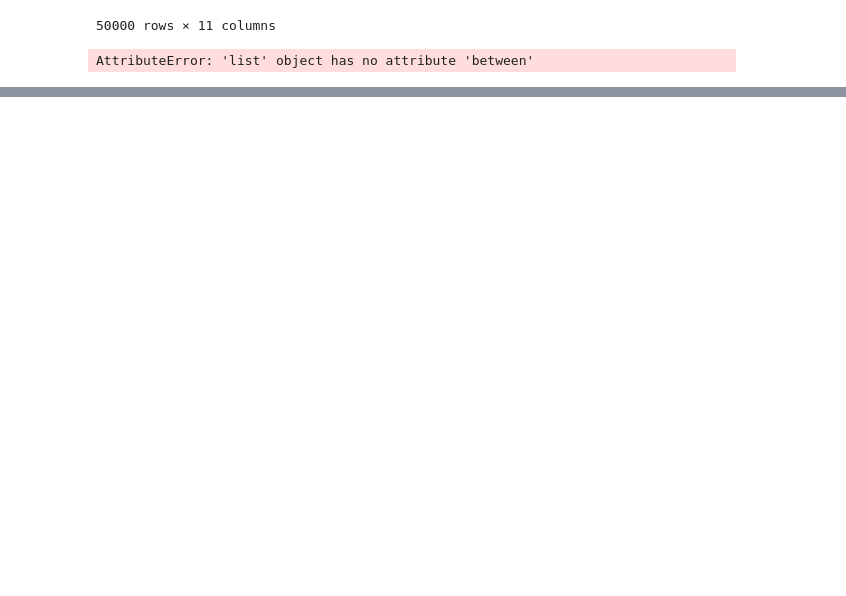
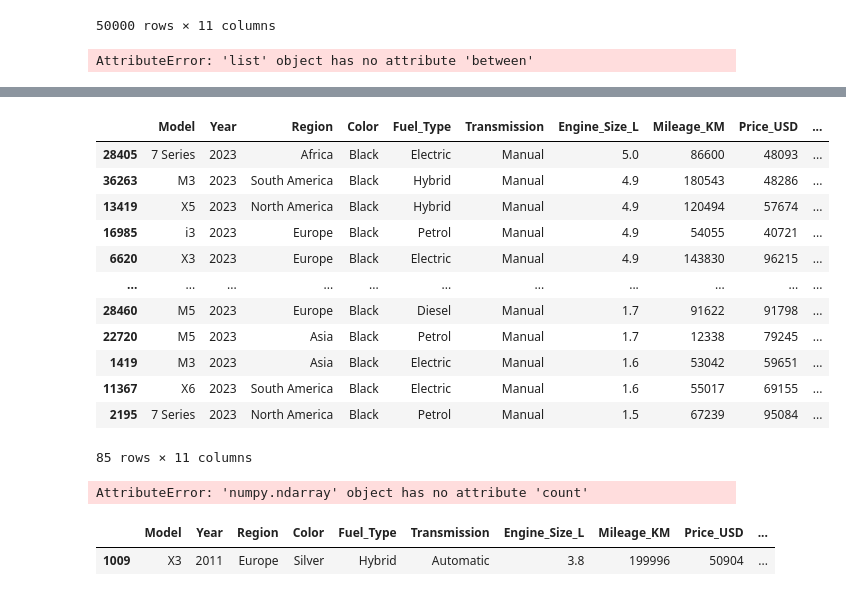
Before and after one commit to MR-pavan-patil/Pavan-Main-datascince, a Jupyter notebook: Pd & np/numpy.ipynb, the cells around one changed output, grey strips where cells are left out. Cells and saved outputs as stored; diff of their text form; code cells hidden in the pictures; blank space fills up the shorter version.

```diff
--- a/Pd & np/numpy.ipynb
+++ b/Pd & np/numpy.ipynb
@@ -437,0 +476,27 @@ AttributeError: 'list' object has no attribute 'between'
+# %%
+most_sales=bmw[(bmw["Year"]==2023) & (bmw["Sales_Classification"]=="High") & (bmw["Transmission"]=="Manual") & (bmw["Color"]== "Black") ]
+# %%
+most_sales.sort_values(["Engine_Size_L","Sales_Volume"],ascending=False)
+# %% [output]
+|  | Model | Year | Region | Color | Fuel_Type | Transmission | Engine_Size_L | Mileage_KM | Price_USD | ... |
+| 28405 | 7 Series | 2023 | Africa | Black | Electric | Manual | 5.0 | 86600 | 48093 | ... |
+| 36263 | M3 | 2023 | South America | Black | Hybrid | Manual | 4.9 | 180543 | 48286 | ... |
+| 13419 | X5 | 2023 | North America | Black | Hybrid | Manual | 4.9 | 120494 | 57674 | ... |
+| 16985 | i3 | 2023 | Europe | Black | Petrol | Manual | 4.9 | 54055 | 40721 | ... |
+| 6620 | X3 | 2023 | Europe | Black | Electric | Manual | 4.9 | 143830 | 96215 | ... |
+| ... | ... | ... | ... | ... | ... | ... | ... | ... | ... | ... |
+| 28460 | M5 | 2023 | Europe | Black | Diesel | Manual | 1.7 | 91622 | 91798 | ... |
+| 22720 | M5 | 2023 | Asia | Black | Petrol | Manual | 1.7 | 12338 | 79245 | ... |
+| 1419 | M3 | 2023 | Asia | Black | Electric | Manual | 1.6 | 53042 | 59651 | ... |
+| 11367 | X6 | 2023 | South America | Black | Electric | Manual | 1.6 | 55017 | 69155 | ... |
+| 2195 | 7 Series | 2023 | North America | Black | Petrol | Manual | 1.5 | 67239 | 95084 | ... |
+85 rows × 11 columns
+# %%
+bmw["Mileage_KM"].unique()
+# %% [output]
+AttributeError: 'numpy.ndarray' object has no attribute 'count'
+# %%
+bmw[bmw["Mileage_KM"]== 199996]
+# %% [output]
+|  | Model | Year | Region | Color | Fuel_Type | Transmission | Engine_Size_L | Mileage_KM | Price_USD | ... |
+| 1009 | X3 | 2011 | Europe | Silver | Hybrid | Automatic | 3.8 | 199996 | 50904 | ... |
```
Also changed, not shown: parts of 7 cells of this notebook, 2 other files.
